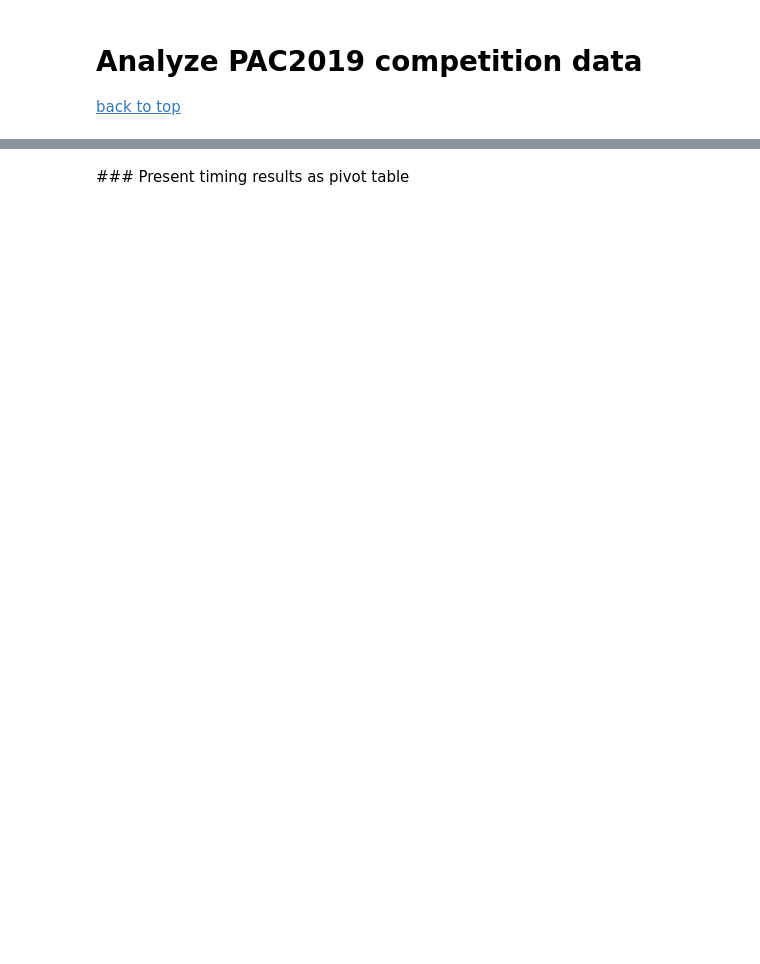
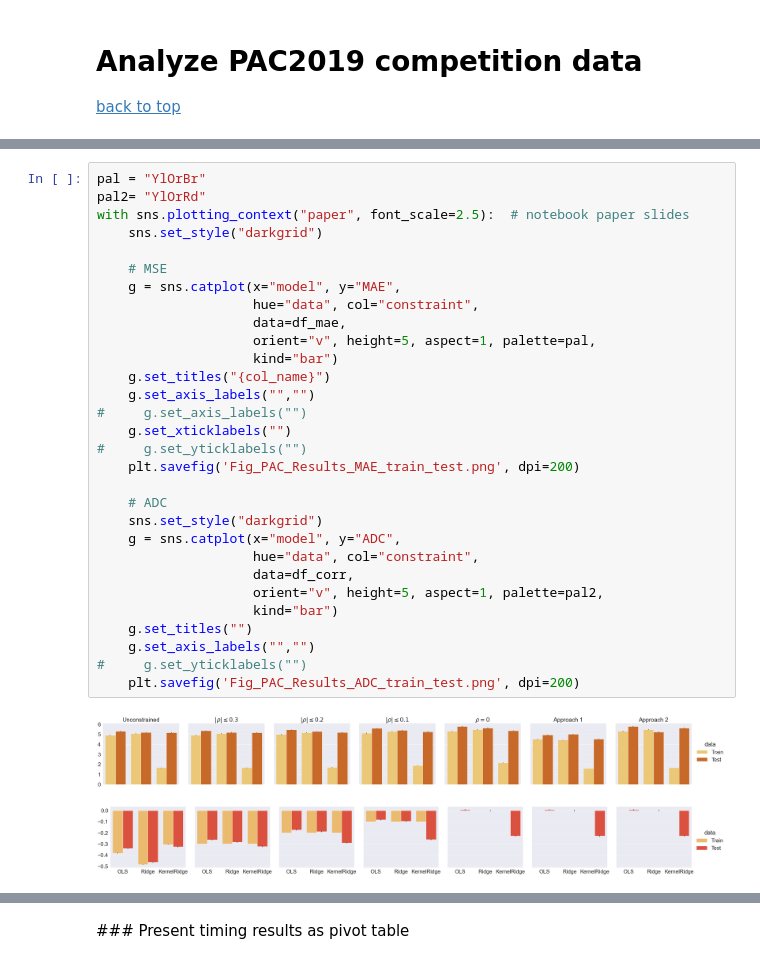
Before and after one commit to treder/correlation-constrained-regression, a Jupyter notebook: correlation_constrained_regression.ipynb, the cells around one changed output, grey strips where cells are left out. Drawn from its saved outputs; the diff is of its cells as text; blank space fills up the shorter version.

```diff
--- a/correlation_constrained_regression.ipynb
+++ b/correlation_constrained_regression.ipynb
@@ -826,0 +791,33 @@ with sns.plotting_context("paper", font_scale=2.5):  # notebook paper slides
+# %%
+pal = "YlOrBr"
+pal2= "YlOrRd"
+with sns.plotting_context("paper", font_scale=2.5):  # notebook paper slides
+    sns.set_style("darkgrid")
+
+    # MSE
+    g = sns.catplot(x="model", y="MAE",
+                    hue="data", col="constraint",
+                    data=df_mae,
+                    orient="v", height=5, aspect=1, palette=pal,
+                    kind="bar")
+    g.set_titles("{col_name}")
+    g.set_axis_labels("","")
+#     g.set_axis_labels("")
+    g.set_xticklabels("")
+#     g.set_yticklabels("")
+    plt.savefig('Fig_PAC_Results_MAE_train_test.png', dpi=200)
+
+    # ADC
+    sns.set_style("darkgrid")
+    g = sns.catplot(x="model", y="ADC",
+                    hue="data", col="constraint",
+                    data=df_corr,
+                    orient="v", height=5, aspect=1, palette=pal2,
+                    kind="bar")
+    g.set_titles("")
+    g.set_axis_labels("","")
+#     g.set_yticklabels("")
+    plt.savefig('Fig_PAC_Results_ADC_train_test.png', dpi=200)
+# %% [output]
+[figure, added]
+[figure, added]
```
Also changed, not shown: parts of 157 cells of this notebook, 5 other files.
